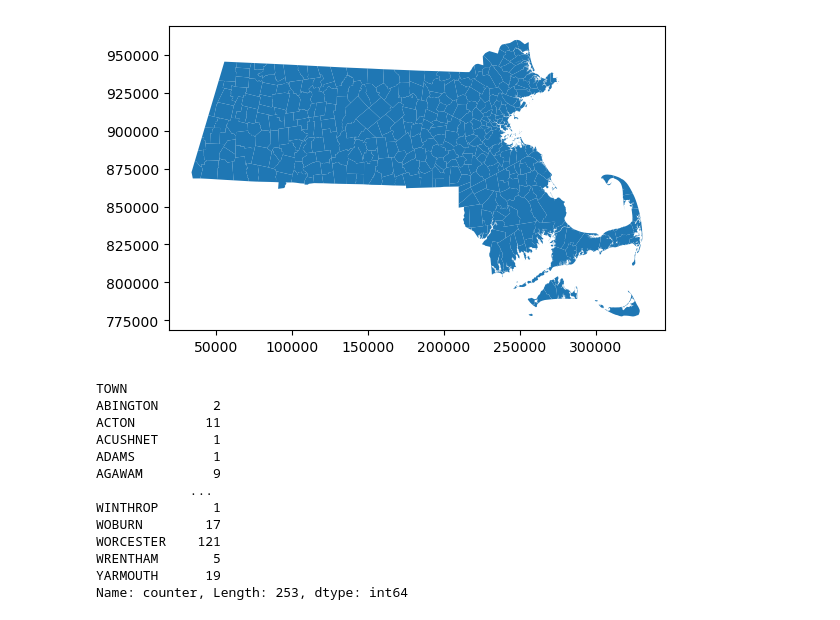
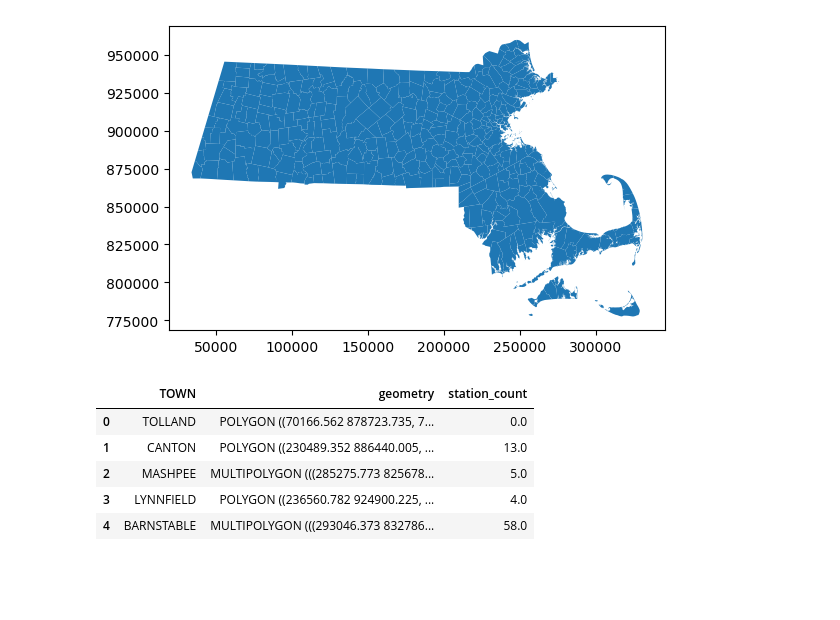
Before and after one commit to caylee-chan/MA_EV_charging_stations, a Jupyter notebook: code/main.ipynb, the cells around one changed output. Saved outputs shown, nothing was run; the diff lists cells and outputs as text; code cells hidden in the pictures; blank space fills up the shorter version.

```diff
--- a/code/main.ipynb
+++ b/code/main.ipynb
@@ -46,14 +48,14 @@ Shape: (3334, 5)
 [figure]
 # %%
 # Municipal boundaries data
-boundaries = gpd.read_file(r'..\data\municipal_boundaries\Massachusetts_Municipalities_(Feature_Layer).shp')[['TOWN', 'geometry']]
+municipalities = gpd.read_file(r'..\data\municipal_boundaries\Massachusetts_Municipalities_(Feature_Layer).shp')[['TOWN', 'geometry']]
 
 # Print metadata
-print(f'CRS: {boundaries.crs}, {boundaries.crs.name}')
-print(f'Shape: {boundaries.shape}')
+print(f'CRS: {municipalities.crs}, {municipalities.crs.name}')
+print(f'Shape: {municipalities.shape}')
 
-# Plot - no misc points falling outside Mass boundaries
-boundaries.plot()
+# Plot
+municipalities.plot()
 # %% [output]
 CRS: EPSG:26986, NAD83 / Massachusetts Mainland
 Shape: (351, 2)
@@ -62,24 +64,23 @@ Shape: (351, 2)
 # %%
 # Obtain number of charging stations per municipality
 
 # Spatial join to get the municipality for each charging station
-stations_in_municipalities = boundaries.sjoin(ev_charging_stations_clean, how = 'inner')
+stations_in_municipalities = municipalities.sjoin(ev_charging_stations_clean, how = 'inner')
 
-# Count number of charging stations per municipality
-stations_in_municipalities['counter'] = 1
-stations_per_municipality = stations_in_municipalities.groupby('TOWN')['counter'].sum()
-stations_per_municipality
+# Count of stations per municipality
+stations_per_municipality = stations_in_municipalities.groupby('TOWN').size().reset_index(name = 'station_count')
+
+# Merge station counts back to municipalities dataframe
+municipalities_station_density = municipalities.merge(stations_per_municipality, on = 'TOWN', how = 'left')
+
+# Fill any NA station_counts with 0
+municipalities_station_density['station_count'] = municipalities_station_density['station_count'].fillna(0)
+
+municipalities_station_density.head()
 # %% [output]
-TOWN
-ABINGTON       2
-ACTON         11
-ACUSHNET       1
-ADAMS          1
-AGAWAM         9
-            ...
-WINTHROP       1
-WOBURN        17
-WORCESTER    121
-WRENTHAM       5
-YARMOUTH      19
-Name: counter, Length: 253, dtype: int64
+|  | TOWN | geometry | station_count |
+| 0 | TOLLAND | POLYGON ((70166.562 878723.735, 7... | 0.0 |
+| 1 | CANTON | POLYGON ((230489.352 886440.005, ... | 13.0 |
+| 2 | MASHPEE | MULTIPOLYGON (((285275.773 825678... | 5.0 |
+| 3 | LYNNFIELD | POLYGON ((236560.782 924900.225, ... | 4.0 |
+| 4 | BARNSTABLE | MULTIPOLYGON (((293046.373 832786... | 58.0 |
```
Also changed, not shown: parts of 3 cells of this notebook, 1 other file.
